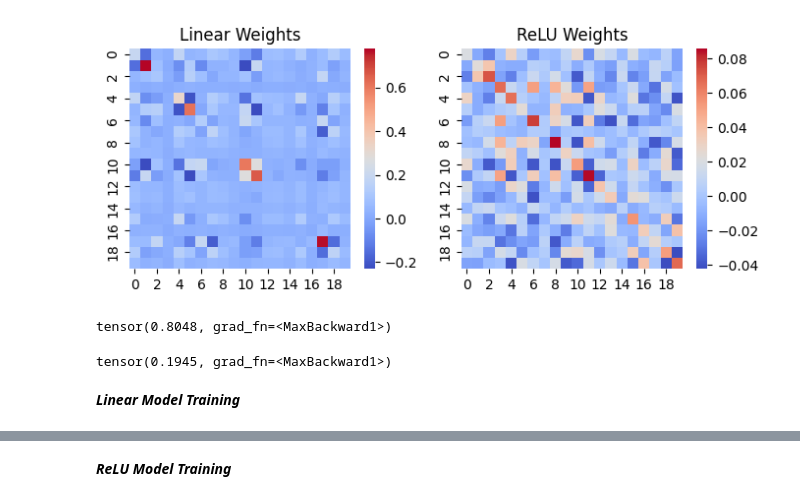
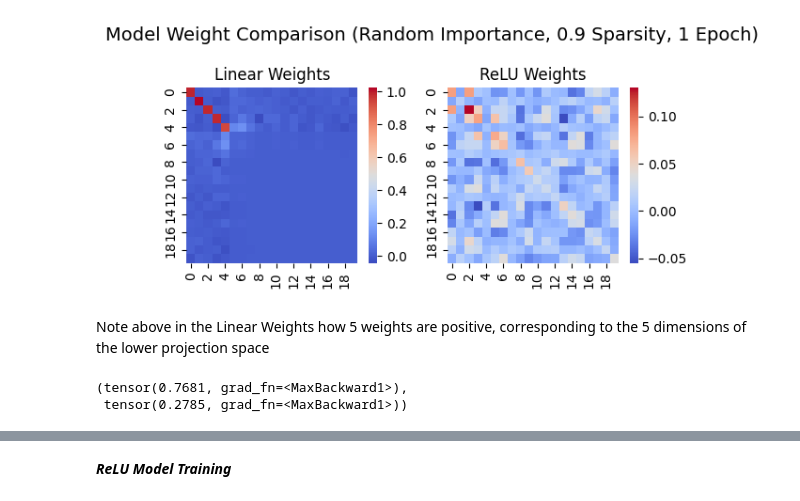
Before and after one commit to Sardean123/Sardean123.github.io, a Jupyter notebook: projects/Superposition/superposition.ipynb, the cells around one changed output, grey strips where cells are left out. Saved outputs shown, nothing was run; the diff lists cells and outputs as text; code cells hidden in the pictures.

Commit message:
Fixed superposition linear SAE

```diff
--- a/projects/Superposition/superposition.ipynb
+++ b/projects/Superposition/superposition.ipynb
@@ -133,7 +103,7 @@ def train(model, trainloder, valloader, importance, opt, scheduler, epoch_mod=1,
         val_batches = 0
 
         for x, _ in trainloder:
-            optimizer.zero_grad()
+            opt.zero_grad()
             output = model(x)
             loss = weighted_loss(output, x, importance)
 
@@ -162,30 +132,3 @@ def train(model, trainloder, valloader, importance, opt, scheduler, epoch_mod=1,
             print(f"Epoch {epoch}: Train Loss = {avg_train_loss:.4f}, Val Loss = {avg_val_loss:.4f}")
 
     return model, train_losses, val_losses
-# %%
-# Generate full X data
-num_points = 10000
-X_dim = 20
-X = torch.rand(num_points,X_dim) # 10000 data points, uniformly distributed [0,1]
-
-# Sparsity Vector
-sparsity = 0.5 # arbitrary
-rand_vec = torch.rand(X.shape)
-mask = rand_vec <= sparsity
-X[mask] = 0
-
-# Importance vector
-importance = torch.rand(X_dim)
-
-# Train-Val Split
-train_ratio = 0.9
-n_train = int(num_points*train_ratio)
-X_train = X[:n_train]
-X_val = X[n_train:]
-
-# DataLoader
-batch_size = 32
-train_data = TensorDataset(X_train, X_train)
-val_data = TensorDataset(X_val, X_val)
-trainloader = DataLoader(train_data, batch_size=batch_size, shuffle=False)
-valloader = DataLoader(val_data, batch_size=batch_size, shuffle=False)
@@ -192,3 +168,12 @@ valloader = DataLoader(val_data, batch_size=batch_size, shuffle=False)
+# %%
+num_points = 10000
+X_dim = 20
+sparsity = 0.9 # arbitrary
+train_ratio = 0.9
+decay = 0.7
+batch_size = 32
+
+X, importance, train_data, val_data, trainloader, valloader = generate_sparse_data(sparsity, X_dim, num_points, train_ratio, decay, batch_size)
 # %%
 # Model initialization:
 low_dim = 5
@@ -220,23 +206,24 @@ def weight_heatmap(model,cmap='coolwarm', ax=None):
     sns.heatmap(WtW, cmap=cmap, ax=ax)
     return ax
 # %%
-fig, (ax1, ax2) = plt.subplots(1, 2, figsize=(7, 3))
+fig, (ax1, ax2) = plt.subplots(1, 2, figsize=(6, 3))
 
 weight_heatmap(model_simp_trained, ax=ax1)
 weight_heatmap(model_relu_trained, ax=ax2)
 
 ax1.set_title('Linear Weights')
 ax2.set_title('ReLU Weights')
 
+fig.suptitle(f'Model Weight Comparison (Random Importance, {sparsity} Sparsity, 1 Epoch)', fontsize=14)
+
 plt.tight_layout()
 plt.show()
 # %% [output]
-[figure, old version]
+[figure, new version]
+# %% [markdown]
+Note above in the Linear Weights how 5 weights are positive, corresponding to the 5 dimensions of the lower projection space
 # %%
-torch.max(model_simp_trained.W)
+torch.max(model_simp_trained.W), torch.max(model_relu_trained.W)
 # %% [output]
-tensor(0.8048, grad_fn=<MaxBackward1>)
+(tensor(0.7681, grad_fn=<MaxBackward1>),
+ tensor(0.2785, grad_fn=<MaxBackward1>))
-# %%
-torch.max(model_relu_trained.W)
-# %% [output]
-tensor(0.1945, grad_fn=<MaxBackward1>)
@@ -276,2 +229,0 @@ def generate_sparse_data(sparsity, X_dim, num_points, train_ratio, decay, batch_
-# %% [markdown]
-***Linear Model Training***
```
Also changed, not shown: parts of 20 cells of this notebook, 12 other files.
